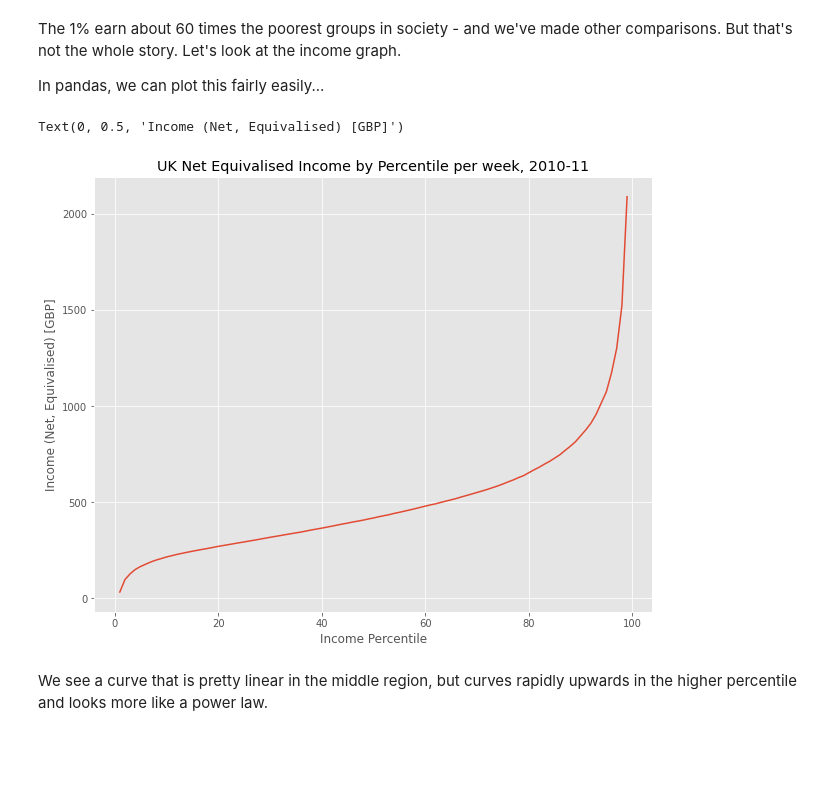
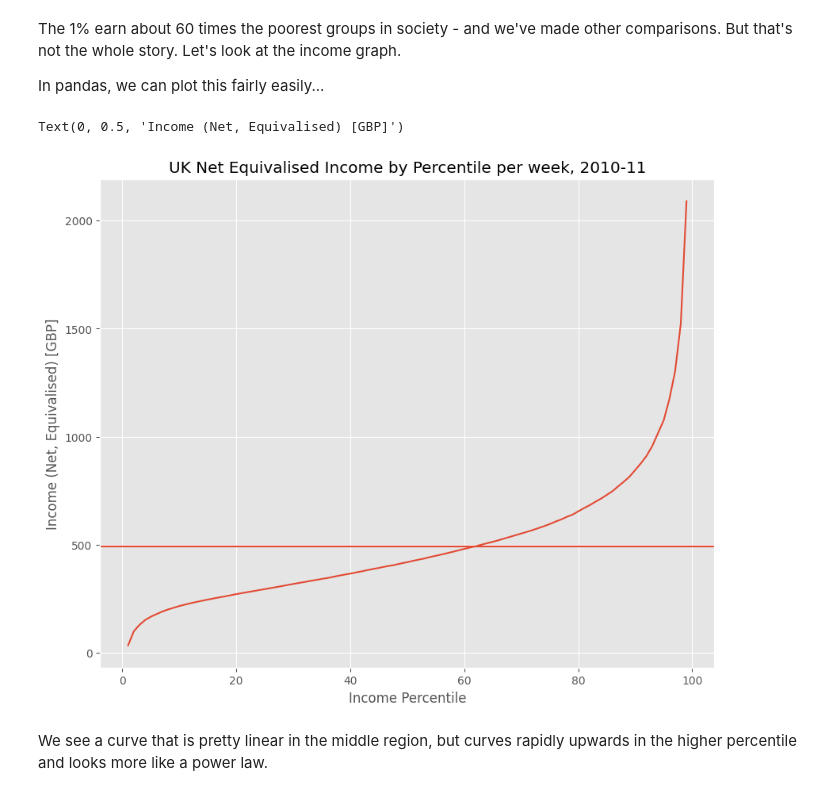
Before and after one commit to adaozdmr/QM2, a Jupyter notebook: notebooks/W02. Pandas.ipynb, the cells around one changed output. Drawn from its saved outputs; the diff is of its cells as text; code cells hidden in the pictures; blank space fills up the shorter version.

```diff
--- a/notebooks/W02. Pandas.ipynb
+++ b/notebooks/W02. Pandas.ipynb
@@ -195,12 +206,17 @@ The 1% earn about 60 times the poorest groups in society - and we've made other
 In pandas, we can plot this fairly easily...
 # %%
 income['Net equivalised household income in 2010-11, week'].plot()
+
+#pull out mean value, name it mean, plot horizontal line at mean value:
+mean=income['Net equivalised household income in 2010-11, week'].mean()
+plt.axhline(mean)
+
 plt.title('UK Net Equivalised Income by Percentile per week, 2010-11')
 plt.xlabel('Income Percentile')
 plt.ylabel('Income (Net, Equivalised) [GBP]')
 # %% [output]
 Text(0, 0.5, 'Income (Net, Equivalised) [GBP]')
-[figure, old version]
+[figure, new version]
 # %% [markdown]
 We see a curve that is pretty linear in the middle region, but curves rapidly upwards in the higher percentile and looks more like a power law.
 # %% [markdown]
```
Also changed, not shown: parts of 6 cells of this notebook.
